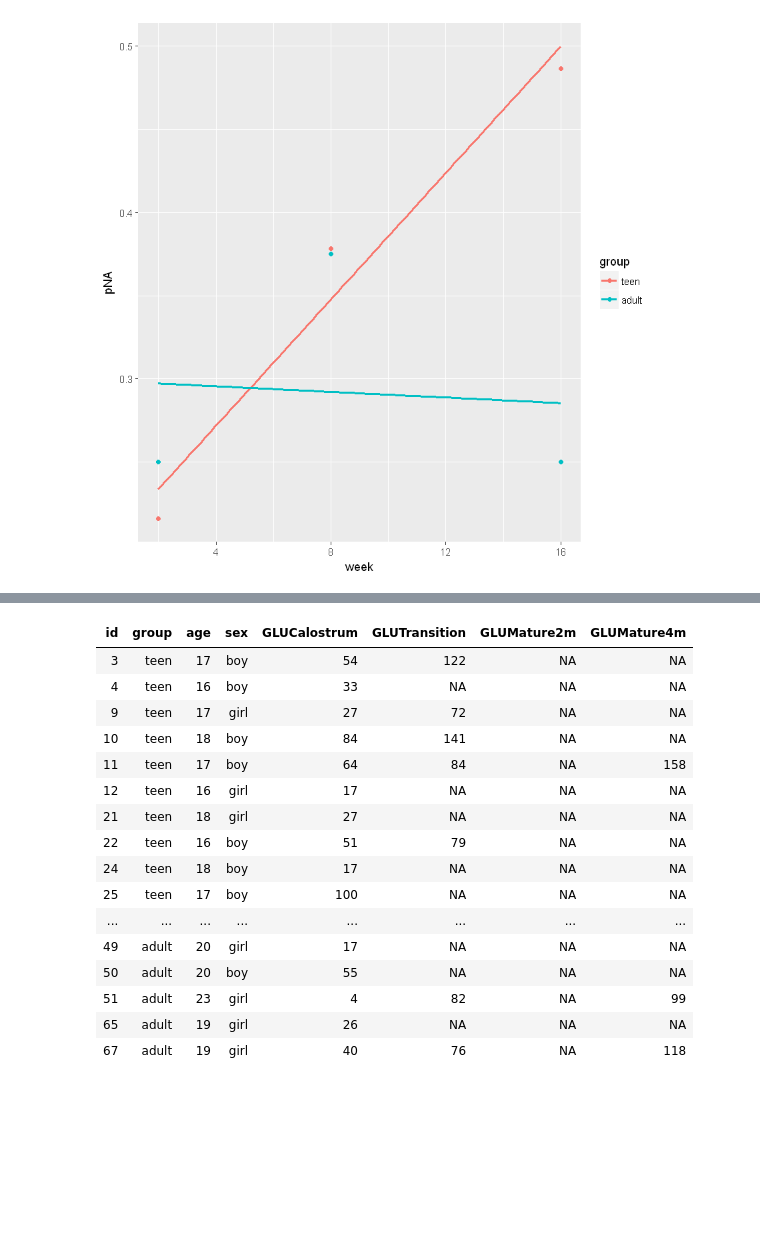
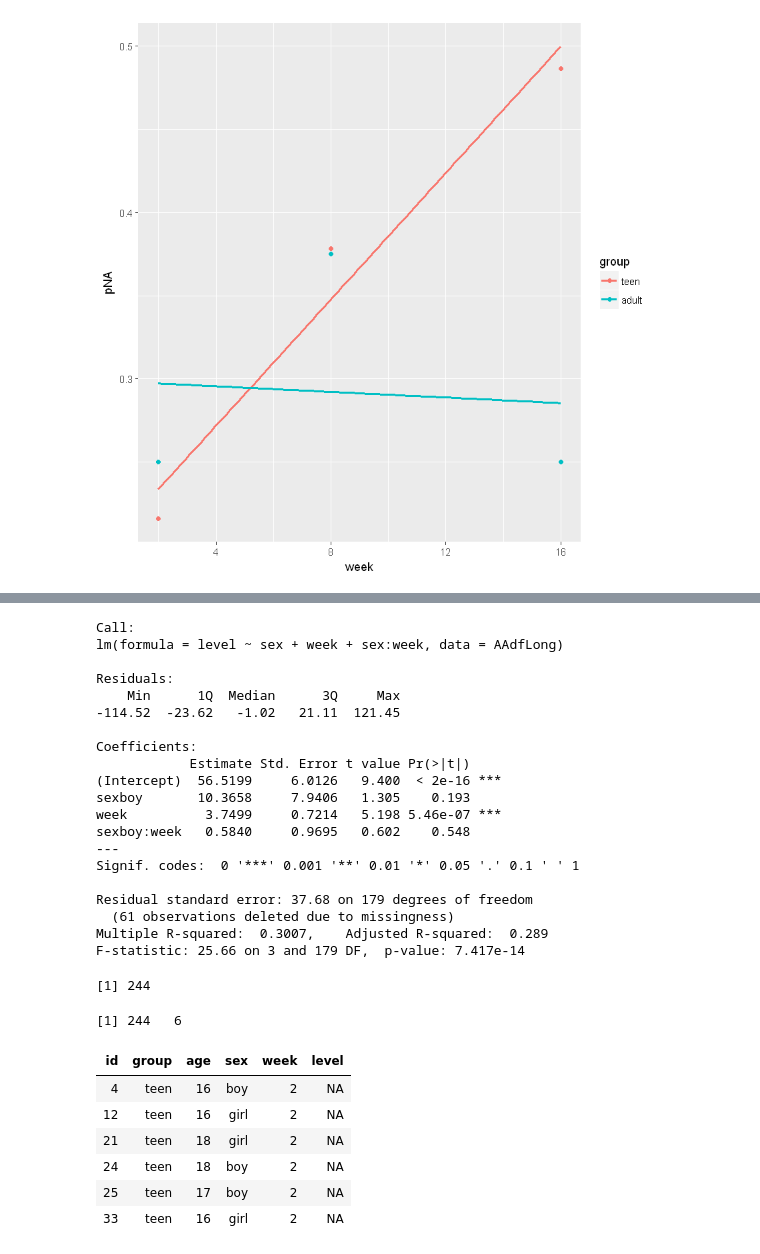
Before and after one commit to notblank/AA-leche-humana, a Jupyter notebook: Multilevel models and Imputations.ipynb, the cells around one changed output, grey strips where cells are left out. Drawn from its saved outputs; the diff is of its cells as text; code cells hidden in the pictures; blank space fills up the shorter version.

```diff
--- a/Multilevel models and Imputations.ipynb
+++ b/Multilevel models and Imputations.ipynb
@@ -250,20 +329,41 @@ So for example **level w8** NAs can be replaced with either an 8 or a 4. One pos
+# %%
+lm3 <- lm(level ~ sex + week + sex:week , data=AAdfLong)
+summary(lm3)
+# %% [output]
+Call:
+lm(formula = level ~ sex + week + sex:week, data = AAdfLong)
+
+Residuals:
+    Min      1Q  Median      3Q     Max
+-114.52  -23.62   -1.02   21.11  121.45
+
+Coefficients:
+            Estimate Std. Error t value Pr(>|t|)
+(Intercept)  56.5199     6.0126   9.400  < 2e-16 ***
+sexboy       10.3658     7.9406   1.305    0.193
+week          3.7499     0.7214   5.198 5.46e-07 ***
+sexboy:week   0.5840     0.9695   0.602    0.548
+---
+Signif. codes:  0 '***' 0.001 '**' 0.01 '*' 0.05 '.' 0.1 ' ' 1
+
+Residual standard error: 37.68 on 179 degrees of freedom
+  (61 observations deleted due to missingness)
+Multiple R-squared:  0.3007,    Adjusted R-squared:  0.289
+F-statistic: 25.66 on 3 and 179 DF,  p-value: 7.417e-14
+# %%
+pred_lm3 <- predict(lm3, AAdfLong)
+length(pred_lm3)
+dim(AAdfLong)
+# %% [output]
+[1] 244
+[1] 244   6
 # %%
-AAdf %>% filter(is.na(GLUMature2m))
+AAdfLong %>% filter(is.na(level) ) %>% head()
 # %% [output]
-| id | group | age | sex | GLUCalostrum | GLUTransition | GLUMature2m | GLUMature4m |
-| 3 | teen | 17 | boy | 54 | 122 | NA | NA |
-| 4 | teen | 16 | boy | 33 | NA | NA | NA |
-| 9 | teen | 17 | girl | 27 | 72 | NA | NA |
-| 10 | teen | 18 | boy | 84 | 141 | NA | NA |
-| 11 | teen | 17 | boy | 64 | 84 | NA | 158 |
-| 12 | teen | 16 | girl | 17 | NA | NA | NA |
-| 21 | teen | 18 | girl | 27 | NA | NA | NA |
-| 22 | teen | 16 | boy | 51 | 79 | NA | NA |
-| 24 | teen | 18 | boy | 17 | NA | NA | NA |
-| 25 | teen | 17 | boy | 100 | NA | NA | NA |
-| ... | ... | ... | ... | ... | ... | ... | ... |
-| 49 | adult | 20 | girl | 17 | NA | NA | NA |
-| 50 | adult | 20 | boy | 55 | NA | NA | NA |
-| 51 | adult | 23 | girl | 4 | 82 | NA | 99 |
-| 65 | adult | 19 | girl | 26 | NA | NA | NA |
-| 67 | adult | 19 | girl | 40 | 76 | NA | 118 |
+| id | group | age | sex | week | level |
+| 4 | teen | 16 | boy | 2 | NA |
+| 12 | teen | 16 | girl | 2 | NA |
+| 21 | teen | 18 | girl | 2 | NA |
+| 24 | teen | 18 | boy | 2 | NA |
+| 25 | teen | 17 | boy | 2 | NA |
+| 33 | teen | 16 | girl | 2 | NA |
```
Also changed, not shown: parts of 14 cells of this notebook, 2 other files.
